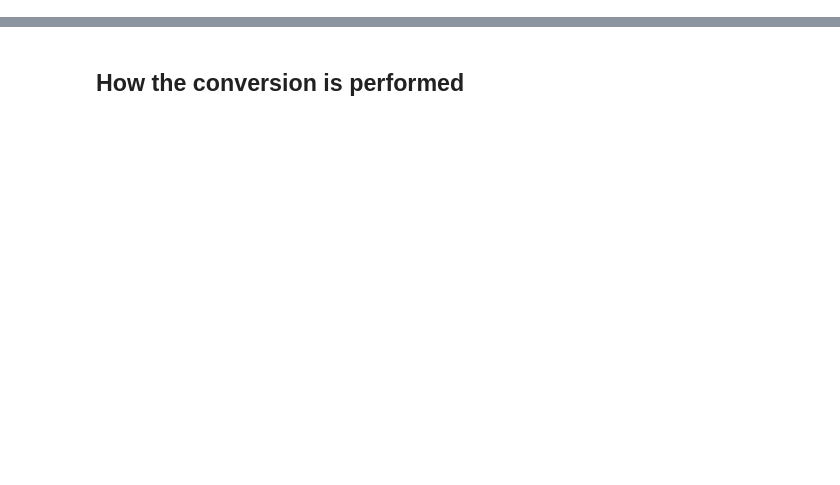
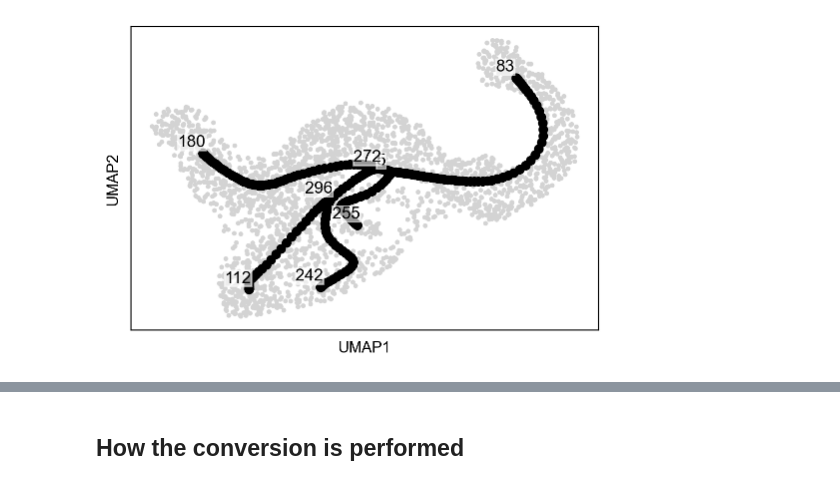
Before and after one commit to LouisFaure/scFates_notebooks, a Jupyter notebook: Conversion_from_CellRank_pipeline.ipynb, the cells around one changed output, grey strips where cells are left out. Saved outputs shown, nothing was run; the diff lists cells and outputs as text; code cells hidden in the pictures; blank space fills up the shorter version.

```diff
--- a/Conversion_from_CellRank_pipeline.ipynb
+++ b/Conversion_from_CellRank_pipeline.ipynb
@@ -104,0 +159,4 @@ Adding `adata.obsm['to_terminal_states']`
+# %%
+scf.pl.graph(adata)
+# %% [output]
+[figure, added]
```
Also changed, not shown: parts of 55 cells of this notebook.
